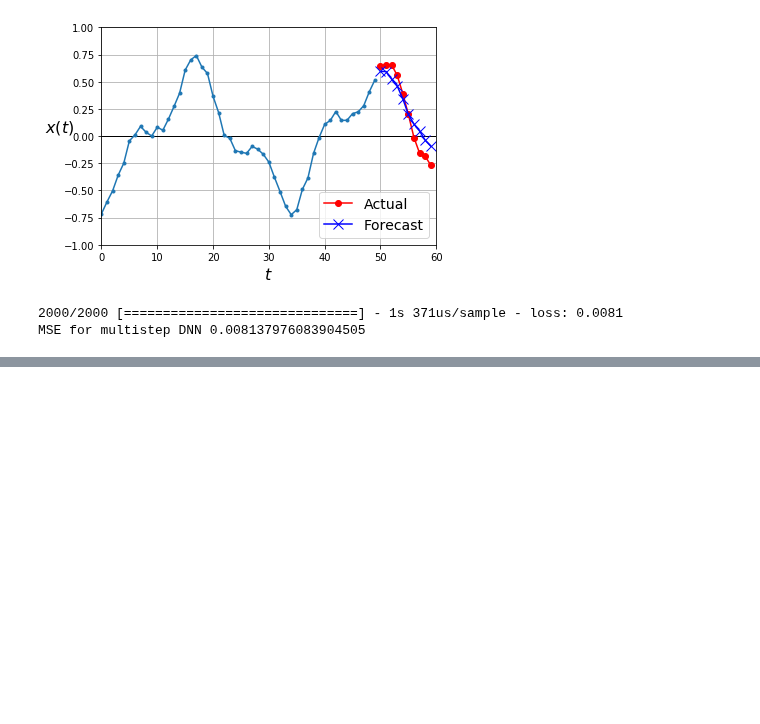
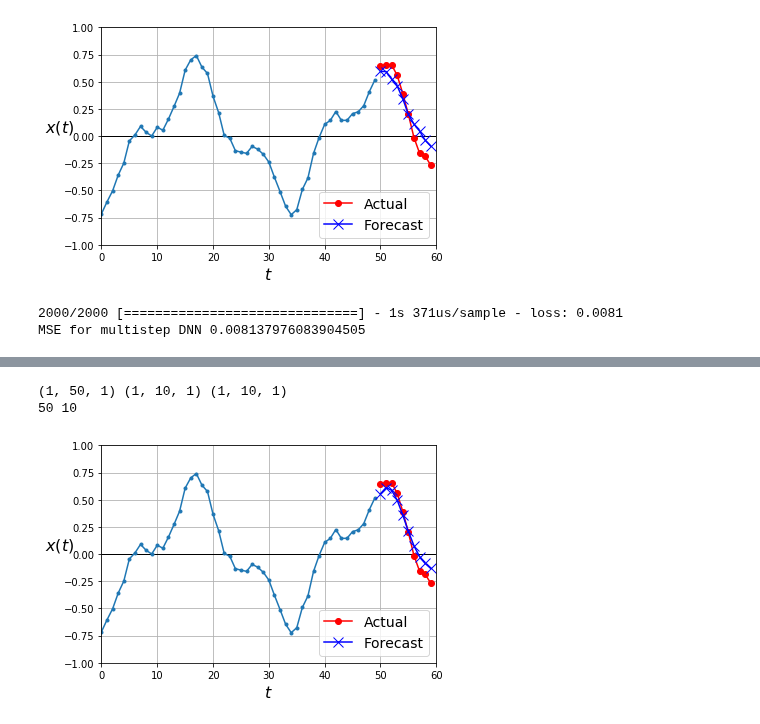
Before and after one commit to dtrad/geoml_course, a Jupyter notebook: Practice22_RNN.ipynb, the cells around one changed output, grey strips where cells are left out. Saved outputs shown, nothing was run; the diff lists cells and outputs as text; code cells hidden in the pictures; blank space fills up the shorter version.

```diff
--- a/Practice22_RNN.ipynb
+++ b/Practice22_RNN.ipynb
@@ -510,0 +611,7 @@ Causal means that the model can see the past not the future (almost like humans)
+# %%
+plot_multiple_forecasts(X_new, Y_new, Y_pred)
+plt.show()
+# %% [output]
+(1, 50, 1) (1, 10, 1) (1, 10, 1)
+50 10
+[figure, added]
```
Also changed, not shown: parts of 14 cells of this notebook.
